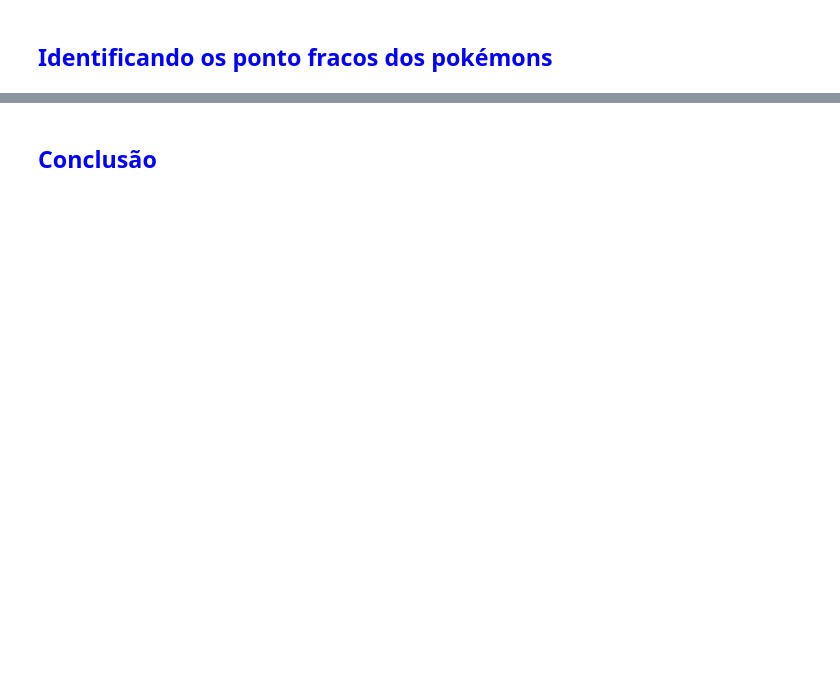
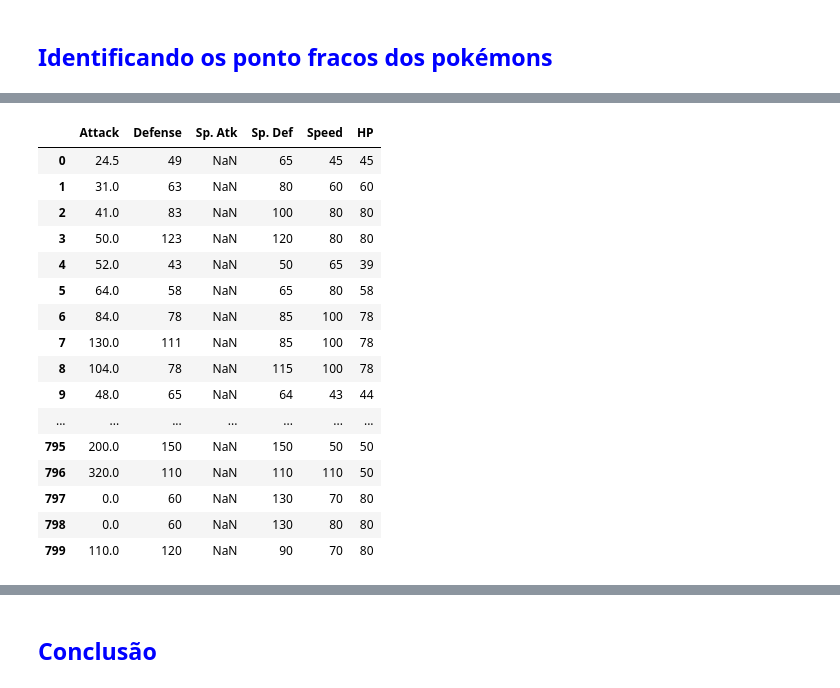
Before and after one commit to mauricioha/Projeto-3---CD, a Jupyter notebook: P3.ipynb, the cells around one changed output, grey strips where cells are left out. Drawn from its saved outputs; the diff is of its cells as text; code cells hidden in the pictures; blank space fills up the shorter version.

```diff
--- a/P3.ipynb
+++ b/P3.ipynb
@@ -286,19 +269,28 @@ def PontoFracoPorTipo(tipo):
         no_effect=['None']
     return ponto_fraco,ponto_forte,no_effect
 # %%
-#Dado um pokemon e seus tipos, mostra o ponto fraco
-def PontoFraco(pokemon):
+#Dado um pokemon, retorna-se seu ponto fraco
+def PontosReais(pokemon):
     tipos=ClassificaTipoComposto(pokemon)
     tipo1=tipos[0]
     tipo2=tipos[1]
     first=PontoFracoPorTipo(tipo1)
     second=PontoFracoPorTipo(tipo2)
     ponto_fraco_temporario=set(first[0]+second[0])
+    ponto_forte_temporario=set(first[1]+second[1])
+    resistencia=set(first[2]+second[2])
     ponto_fraco_real=[]
+    ponto_forte_real=[]
     for elemento in ponto_fraco_temporario:
         if elemento not in second[1]:
             if elemento not in second[2]:
                 if elemento not in first[1]:
                     if elemento not in first[2]:
                         ponto_fraco_real.append(elemento)
-    return ponto_fraco_real
+    for elemento in ponto_forte_temporario:
+        if elemento not in second[0]:
+            if elemento not in second[2]:
+                if elemento not in first[0]:
+                    if elemento not in first[2]:
+                        ponto_forte_real.append(elemento)
+    return ponto_fraco_real, ponto_forte_real,resistencia
@@ -342,0 +352,52 @@ Qual seu pokémon adversário? Pinsir
+# %%
+dados_entrada = nova_tabela.loc[:,("Attack", "Defense", "Sp. Atk","Sp. Def",'Speed',"HP")] #Estamos agrupando os dados com base nos status
+dados_entrada
+# ten_means = cluster.MiniBatchKMeans(n_clusters=20)
+# ten_means.fit(dados_entrada)
+# saida = ten_means.predict(dados_entrada)
+# conjunto = dados_entrada.copy()
+# conjunto["saida"] = saida
+# nova_tabela['saida'] = saida
+
+# grupo0 = conjunto[conjunto.saida==0]
+# grupo1 = conjunto[conjunto.saida==1]
+# grupo2 = conjunto[conjunto.saida==2]
+# grupo3 = conjunto[conjunto.saida==3]
+# grupo4 = conjunto[conjunto.saida==4]
+# grupo5 = conjunto[conjunto.saida==5]
+# grupo6 = conjunto[conjunto.saida==6]
+# grupo7 = conjunto[conjunto.saida==7]
+# grupo8 = conjunto[conjunto.saida==8]
+# grupo9 = conjunto[conjunto.saida==9]
+# grupo10 = conjunto[conjunto.saida==10]
+# grupo11 = conjunto[conjunto.saida==11]
+# grupo12 = conjunto[conjunto.saida==12]
+# grupo13 = conjunto[conjunto.saida==13]
+# grupo14 = conjunto[conjunto.saida==14]
+# grupo15 = conjunto[conjunto.saida==15]
+# grupo16 = conjunto[conjunto.saida==16]
+# grupo17 = conjunto[conjunto.saida==17]
+# grupo18 = conjunto[conjunto.saida==18]
+# grupo19 = conjunto[conjunto.saida==19]
+# # grupo20 = conjunto[conjunto.saida==20]
+# # grupo21 = conjunto[conjunto.saida==21]
+# # grupo22 = conjunto[conjunto.saida==22]
+# # grupo23 = conjunto[conjunto.saida==23]
+# # grupo24 = conjunto[conjunto.saida==24]
+
+# plota_grafico("Attack","Defense")
+# plota_grafico("Attack","HP")
+# plota_grafico("Attack","Sp. Atk")
+# plota_grafico("Attack", "Speed")
+# plota_grafico("Attack","Sp. Def")
+# plota_grafico("Defense","HP")
+# plota_grafico("Defense","Sp. Atk")
+# plota_grafico("Defense","Sp. Def")
+# plota_grafico("Defense","Speed")
+# plota_grafico("HP", "Sp. Atk")
+# plota_grafico("HP","Sp. Def")
+# plota_grafico("HP", "Speed")
+# plota_grafico("Sp. Atk","Speed")
+# plota_grafico("Sp. Atk", "Sp. Def")
+# plota_grafico("Sp. Def", "Speed")
+# %% [output]
@@ -342,0 +410,17 @@ Qual seu pokémon adversário? Pinsir
+|  | Attack | Defense | Sp. Atk | Sp. Def | Speed | HP |
+| 0 | 24.5 | 49 | NaN | 65 | 45 | 45 |
+| 1 | 31.0 | 63 | NaN | 80 | 60 | 60 |
+| 2 | 41.0 | 83 | NaN | 100 | 80 | 80 |
+| 3 | 50.0 | 123 | NaN | 120 | 80 | 80 |
+| 4 | 52.0 | 43 | NaN | 50 | 65 | 39 |
+| 5 | 64.0 | 58 | NaN | 65 | 80 | 58 |
+| 6 | 84.0 | 78 | NaN | 85 | 100 | 78 |
+| 7 | 130.0 | 111 | NaN | 85 | 100 | 78 |
+| 8 | 104.0 | 78 | NaN | 115 | 100 | 78 |
+| 9 | 48.0 | 65 | NaN | 64 | 43 | 44 |
+| ... | ... | ... | ... | ... | ... | ... |
+| 795 | 200.0 | 150 | NaN | 150 | 50 | 50 |
+| 796 | 320.0 | 110 | NaN | 110 | 110 | 50 |
+| 797 | 0.0 | 60 | NaN | 130 | 70 | 80 |
+| 798 | 0.0 | 60 | NaN | 130 | 80 | 80 |
+| 799 | 110.0 | 120 | NaN | 90 | 70 | 80 |
```
Also changed, not shown: parts of 12 cells of this notebook.
